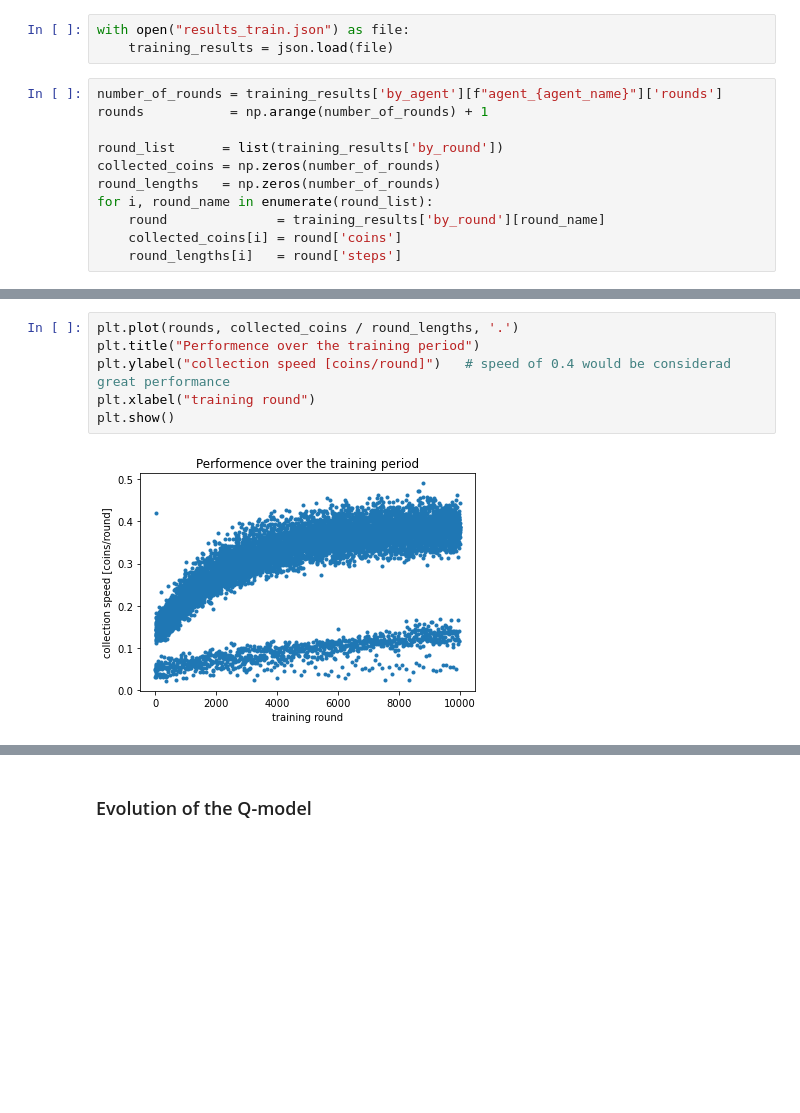
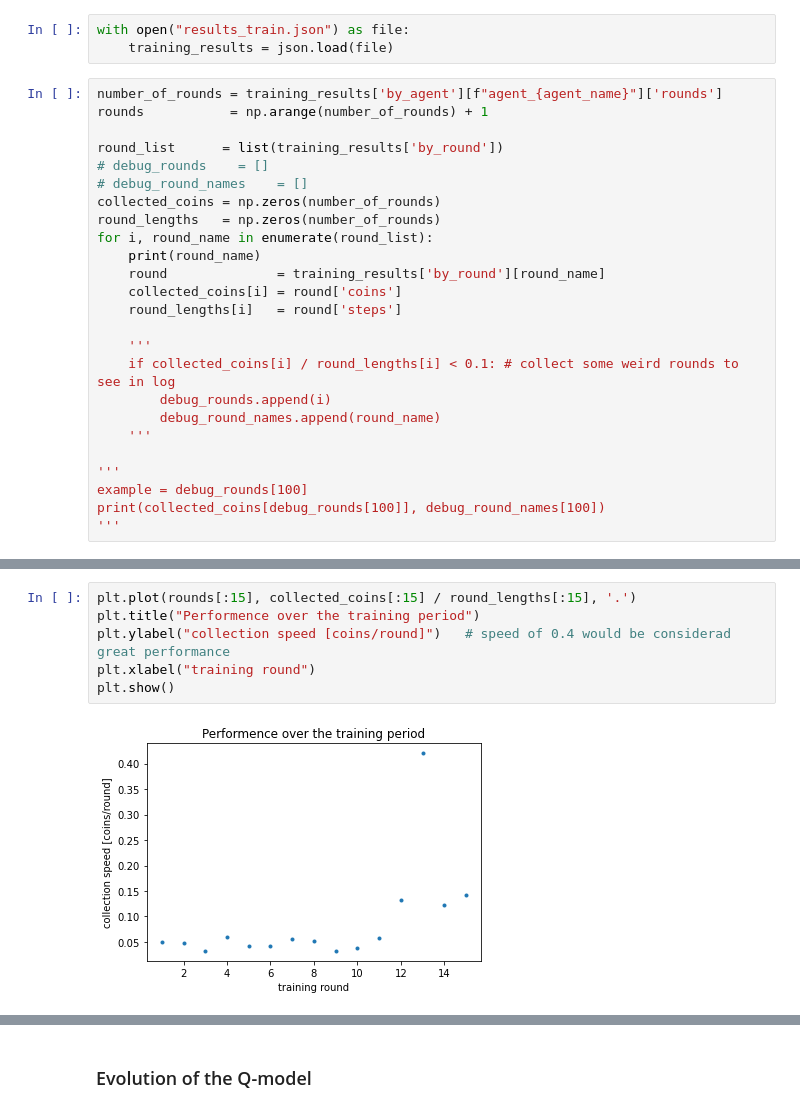
Before and after one commit to Fjallripa/bomberman, a Jupyter notebook: analysis/swq14/debug_2/analysis_train.ipynb, the cells around one changed output, grey strips where cells are left out. Cells and saved outputs as stored; diff of their text form; blank space fills up the shorter version.

```diff
--- a/analysis/swq14/debug_2/analysis_train.ipynb
+++ b/analysis/swq14/debug_2/analysis_train.ipynb
@@ -85,9 +85,23 @@ number_of_rounds = training_results['by_agent'][f"agent_{agent_name}"]['rounds']
 rounds           = np.arange(number_of_rounds) + 1
 
 round_list      = list(training_results['by_round'])
+# debug_rounds    = []
+# debug_round_names    = []
 collected_coins = np.zeros(number_of_rounds)
 round_lengths   = np.zeros(number_of_rounds)
 for i, round_name in enumerate(round_list):
+    print(round_name)
     round              = training_results['by_round'][round_name]
     collected_coins[i] = round['coins']
     round_lengths[i]   = round['steps']
+
+    '''
+    if collected_coins[i] / round_lengths[i] < 0.1: # collect some weird rounds to see in log
+        debug_rounds.append(i)
+        debug_round_names.append(round_name)
+    '''
+
+'''
+example = debug_rounds[100]
+print(collected_coins[debug_rounds[100]], debug_round_names[100])
+'''
@@ -94,8 +127,8 @@ for i, round_name in enumerate(round_list):
 # %%
-plt.plot(rounds, collected_coins / round_lengths, '.')
+plt.plot(rounds[:15], collected_coins[:15] / round_lengths[:15], '.')
 plt.title("Performence over the training period")
 plt.ylabel("collection speed [coins/round]")   # speed of 0.4 would be considerad great performance
 plt.xlabel("training round")
 plt.show()
 # %% [output]
-[figure, old version]
+[figure, new version]
```
Also changed, not shown: parts of 2 cells of this notebook.
